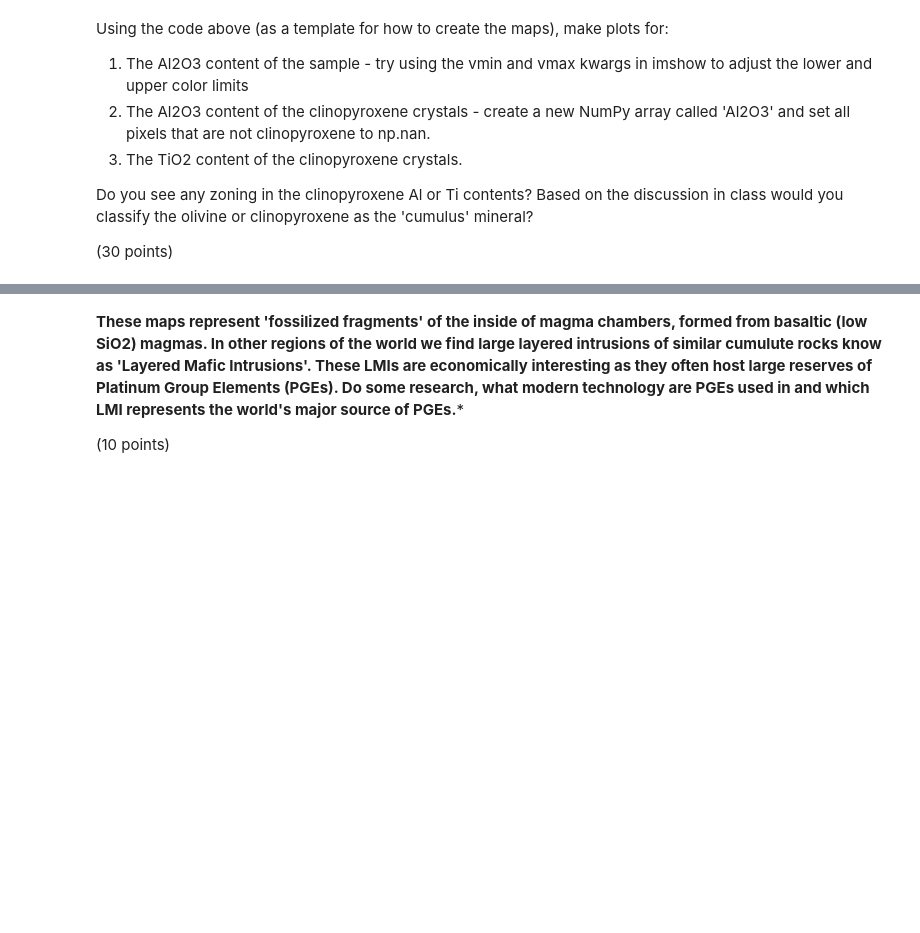
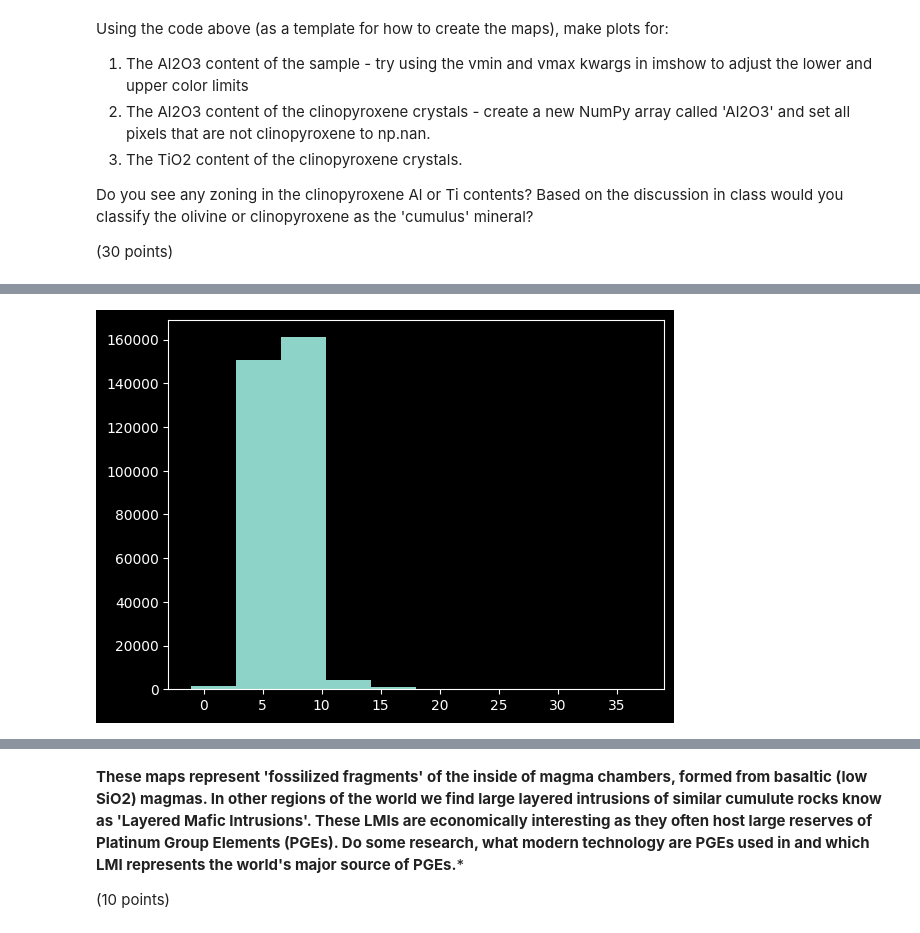
Before and after one commit to ItsukiKigoshi/EPS88_Gleeson, a Jupyter notebook: Week 2 - NumPy & Magma Chambers.ipynb, the cells around one changed output, grey strips where cells are left out. Cells and saved outputs as stored; diff of their text form; code cells hidden in the pictures; blank space fills up the shorter version.

```diff
--- a/Week 2 - NumPy & Magma Chambers.ipynb
+++ b/Week 2 - NumPy & Magma Chambers.ipynb
@@ -307,0 +343,2 @@ Do you see any zoning in the clinopyroxene Al or Ti contents? Based on the discu
+# %%
+Al2O3 = np.where(Data["CaO"] > 15, Data["Al2O3"], np.nan)
@@ -307,0 +353,4 @@ Do you see any zoning in the clinopyroxene Al or Ti contents? Based on the discu
+# %%
+plt.hist(Al2O3[~np.isnan(Al2O3)].flatten())
+# %% [output]
+[figure, added]
```
Also changed, not shown: parts of 23 cells of this notebook.
